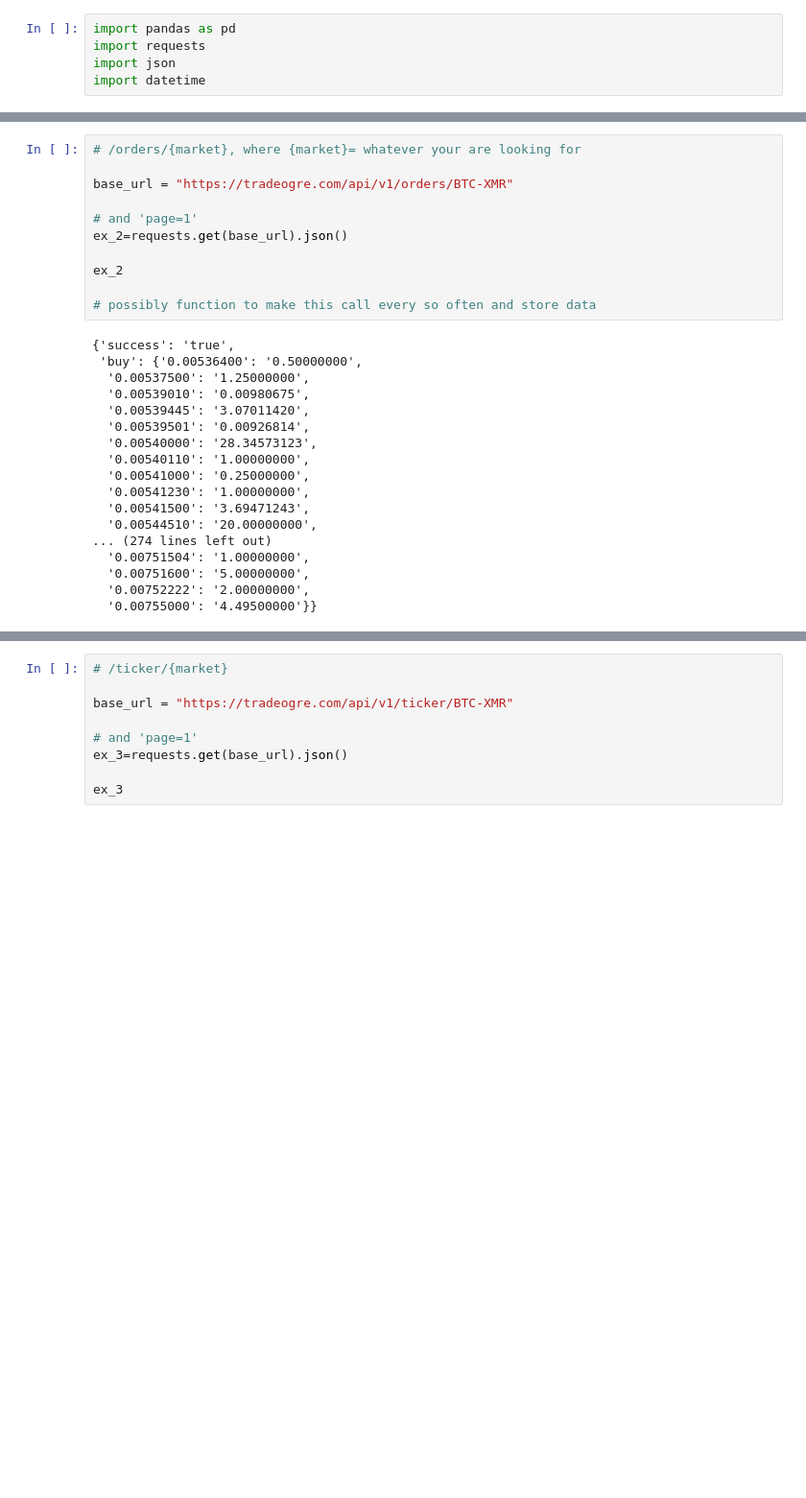
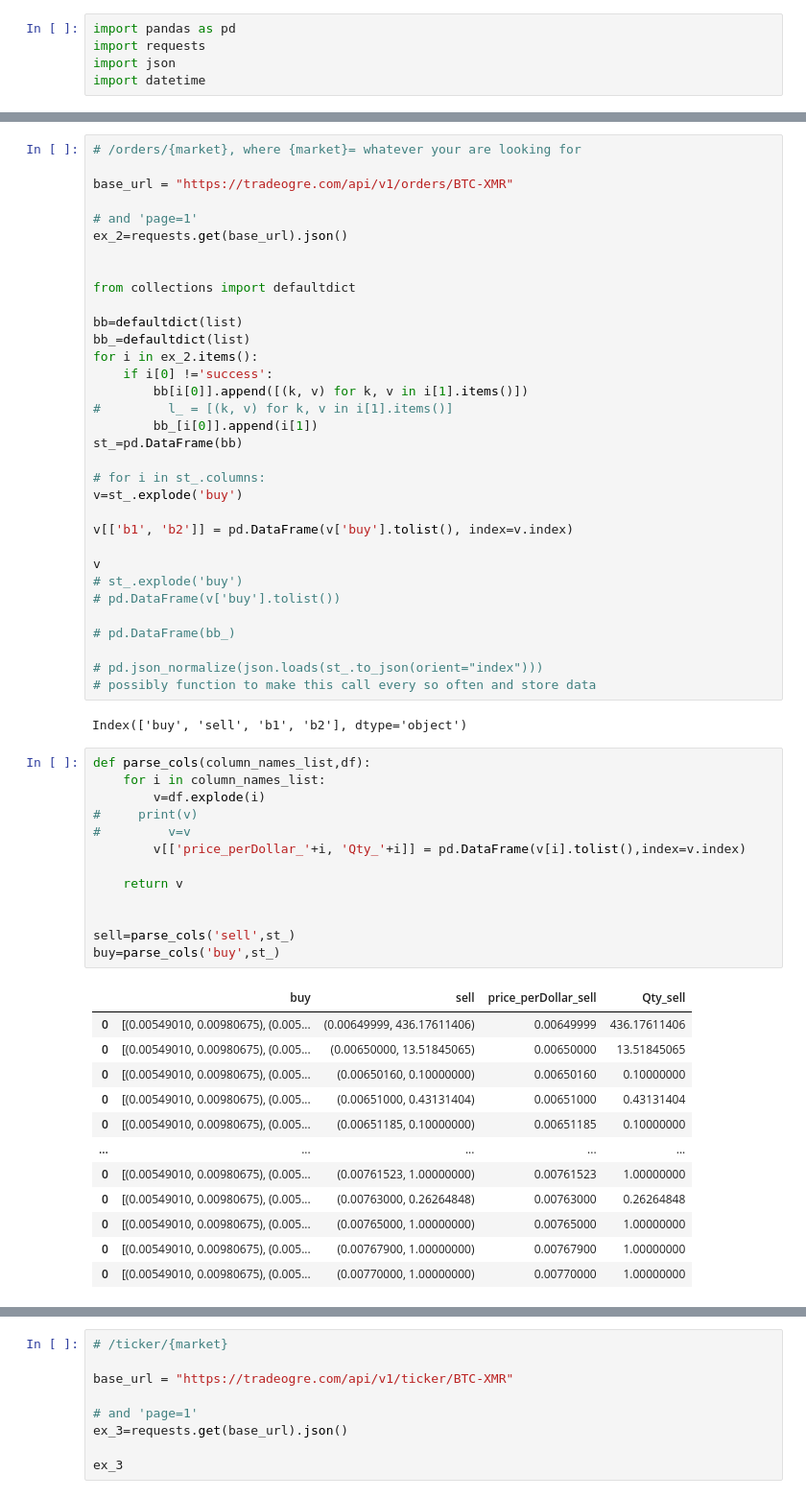
Before and after one commit to MrFuguDataScience/various_API_connections, a Jupyter notebook: TradeOgre_API.ipynb, the cells around one changed output, grey strips where cells are left out. Shown: that part at 96% size. Drawn from its saved outputs; the diff is of its cells as text; blank space fills up the shorter version.

```diff
--- a/TradeOgre_API.ipynb
+++ b/TradeOgre_API.ipynb
@@ -45,24 +83,56 @@ base_url = "https://tradeogre.com/api/v1/orders/BTC-XMR"
 # and 'page=1'
 ex_2=requests.get(base_url).json()
 
-ex_2
 
+from collections import defaultdict
+
+bb=defaultdict(list)
+bb_=defaultdict(list)
+for i in ex_2.items():
+    if i[0] !='success':
+        bb[i[0]].append([(k, v) for k, v in i[1].items()])
+#         l_ = [(k, v) for k, v in i[1].items()]
+        bb_[i[0]].append(i[1])
+st_=pd.DataFrame(bb)
+
+# for i in st_.columns:
+v=st_.explode('buy')
+
+v[['b1', 'b2']] = pd.DataFrame(v['buy'].tolist(), index=v.index)
+
+v
+# st_.explode('buy')
+# pd.DataFrame(v['buy'].tolist())
+
+# pd.DataFrame(bb_)
+
+# pd.json_normalize(json.loads(st_.to_json(orient="index")))
 # possibly function to make this call every so often and store data
 # %% [output]
-{'success': 'true',
- 'buy': {'0.00536400': '0.50000000',
-  '0.00537500': '1.25000000',
-  '0.00539010': '0.00980675',
-  '0.00539445': '3.07011420',
-  '0.00539501': '0.00926814',
-  '0.00540000': '28.34573123',
-  '0.00540110': '1.00000000',
-  '0.00541000': '0.25000000',
-  '0.00541230': '1.00000000',
-  '0.00541500': '3.69471243',
-  '0.00544510': '20.00000000',
-... (274 lines left out)
-  '0.00751504': '1.00000000',
-  '0.00751600': '5.00000000',
-  '0.00752222': '2.00000000',
-  '0.00755000': '4.49500000'}}
+Index(['buy', 'sell', 'b1', 'b2'], dtype='object')
+# %%
+def parse_cols(column_names_list,df):
+    for i in column_names_list:
+        v=df.explode(i)
+#     print(v)
+#         v=v
+        v[['price_perDollar_'+i, 'Qty_'+i]] = pd.DataFrame(v[i].tolist(),index=v.index)
+
+    return v
+
+
+sell=parse_cols('sell',st_)
+buy=parse_cols('buy',st_)
+# %% [output]
+|  | buy | sell | price_perDollar_sell | Qty_sell |
+| 0 | [(0.00549010, 0.00980675), (0.005... | (0.00649999, 436.17611406) | 0.00649999 | 436.17611406 |
+| 0 | [(0.00549010, 0.00980675), (0.005... | (0.00650000, 13.51845065) | 0.00650000 | 13.51845065 |
+| 0 | [(0.00549010, 0.00980675), (0.005... | (0.00650160, 0.10000000) | 0.00650160 | 0.10000000 |
+| 0 | [(0.00549010, 0.00980675), (0.005... | (0.00651000, 0.43131404) | 0.00651000 | 0.43131404 |
+| 0 | [(0.00549010, 0.00980675), (0.005... | (0.00651185, 0.10000000) | 0.00651185 | 0.10000000 |
+| ... | ... | ... | ... | ... |
+| 0 | [(0.00549010, 0.00980675), (0.005... | (0.00761523, 1.00000000) | 0.00761523 | 1.00000000 |
+| 0 | [(0.00549010, 0.00980675), (0.005... | (0.00763000, 0.26264848) | 0.00763000 | 0.26264848 |
+| 0 | [(0.00549010, 0.00980675), (0.005... | (0.00765000, 1.00000000) | 0.00765000 | 1.00000000 |
+| 0 | [(0.00549010, 0.00980675), (0.005... | (0.00767900, 1.00000000) | 0.00767900 | 1.00000000 |
+| 0 | [(0.00549010, 0.00980675), (0.005... | (0.00770000, 1.00000000) | 0.00770000 | 1.00000000 |
```
Also changed, not shown: parts of 12 cells of this notebook.
